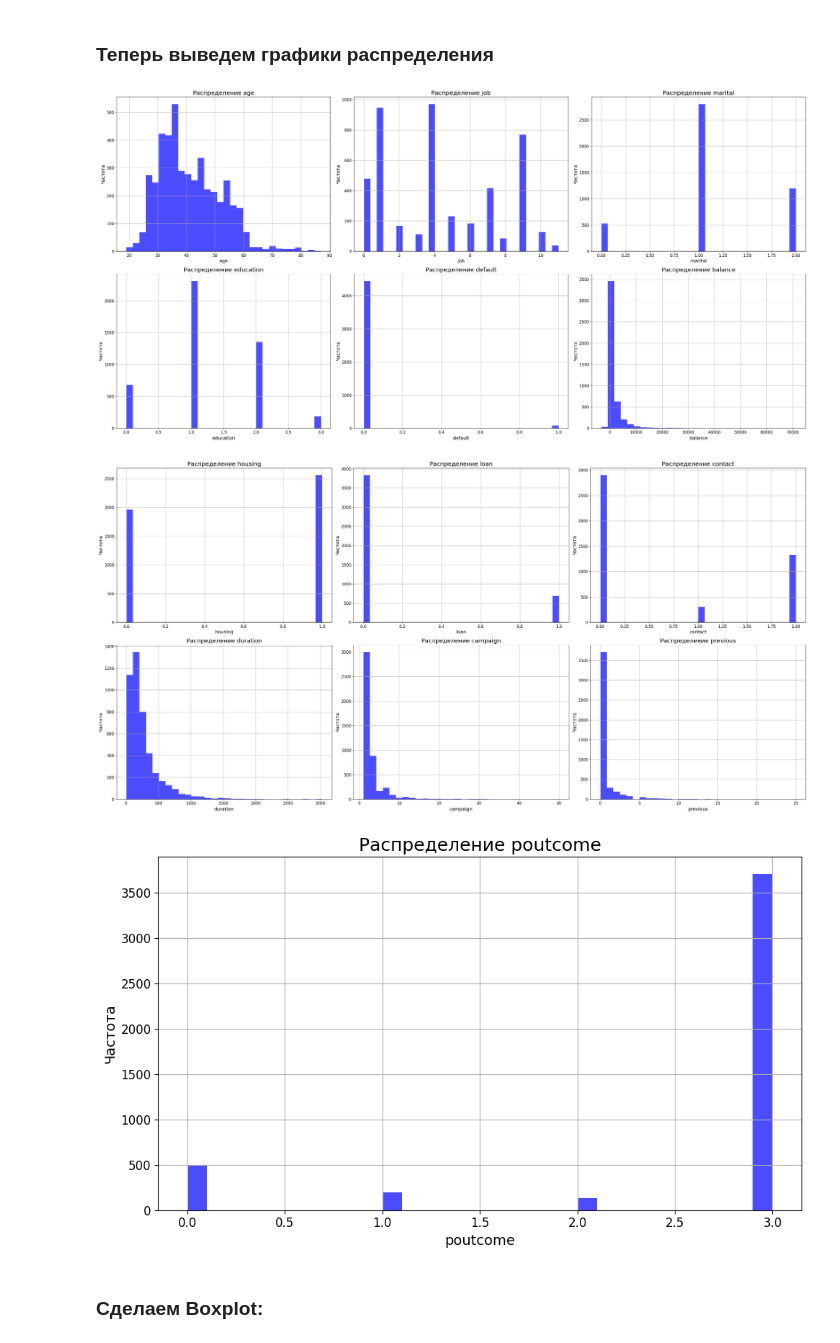
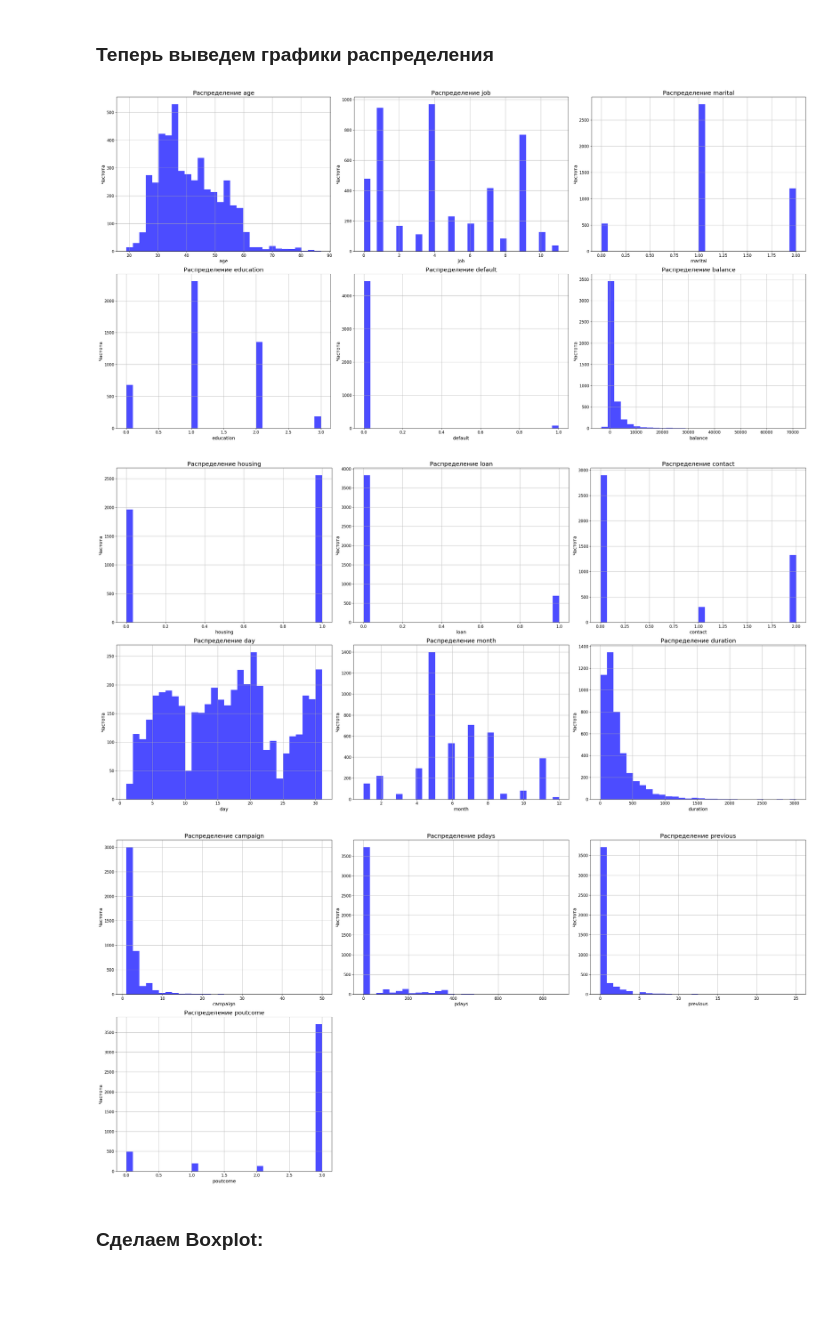
Before and after one commit to Konstantinst128027/spbu-python-course, a Jupyter notebook: project/Task8/homework.ipynb, the cells around one changed output. Cells and saved outputs as stored; diff of their text form; code cells hidden in the pictures; blank space fills up the shorter version.

```diff
--- a/project/Task8/homework.ipynb
+++ b/project/Task8/homework.ipynb
@@ -84,3 +90,0 @@ dtype: int64
-# %%
-df = df[['age', 'job', 'marital', 'education', 'default', 'balance', 'housing', 'loan', 'contact', 'duration', 'campaign', 'previous', 'poutcome', 'y']]
-print(f"Размер: {df.shape}")
@@ -93,9 +97,18 @@ print(f"Размер: {df.shape}")
 from sklearn.preprocessing import LabelEncoder
 
 le = LabelEncoder()
+
+month_mapping = {
+    'jan': 1, 'feb': 2, 'mar': 3, 'apr': 4, 'may': 5, 'jun': 6,
+    'jul': 7, 'aug': 8, 'sep': 9, 'oct': 10, 'nov': 11, 'dec': 12
+}
+
+df['month'] = df['month'].map(month_mapping)
 
 categorical_columns = ['job', 'marital', 'education', 'default', 'housing',
                       'loan', 'contact', 'poutcome', 'y']
 
 for col in categorical_columns:
     df[col] = le.fit_transform(df[col])
+print(df.shape)
+print(df[:5])
@@ -124,42 +152,44 @@ plt.show()
 columns_list = df.columns.tolist()
 
 plt.figure(figsize=(30, 15))
 for i, feature in enumerate(columns_list[:6], 1):
     plt.subplot(2, 3, i)
     df[feature].hist(bins=30, alpha=0.7, color='blue')
     plt.title(f'Распределение {feature}', fontsize=18)
     plt.xlabel(feature, fontsize=14)
     plt.ylabel('Частота', fontsize=14)
     plt.xticks(fontsize=12)
     plt.yticks(fontsize=12)
 plt.tight_layout()
 plt.show()
 
 plt.figure(figsize=(30, 15))
 for i, feature in enumerate(columns_list[6:12], 1):
     plt.subplot(2, 3, i)
     df[feature].hist(bins=30, alpha=0.7, color='blue')
     plt.title(f'Распределение {feature}', fontsize=18)
     plt.xlabel(feature, fontsize=14)
     plt.ylabel('Частота', fontsize=14)
     plt.xticks(fontsize=12)
     plt.yticks(fontsize=12)
 plt.tight_layout()
 plt.show()
 
-plt.figure(figsize=(10, 6))
-df[columns_list[12]].hist(bins=30, alpha=0.7, color='blue')
-plt.title(f'Распределение {columns_list[12]}', fontsize=18)
-plt.xlabel(columns_list[12], fontsize=14)
-plt.ylabel('Частота', fontsize=14)
-plt.xticks(fontsize=12)
-plt.yticks(fontsize=12)
+plt.figure(figsize=(30, 15))
+for i, feature in enumerate(columns_list[12:16], 1):
+    plt.subplot(2, 3, i)
+    df[feature].hist(bins=30, alpha=0.7, color='blue')
+    plt.title(f'Распределение {feature}', fontsize=18)
+    plt.xlabel(feature, fontsize=14)
+    plt.ylabel('Частота', fontsize=14)
+    plt.xticks(fontsize=12)
+    plt.yticks(fontsize=12)
 plt.tight_layout()
 plt.show()
 # %% [output]
 [figure]
-[figure, old version]
+[figure, new version]
-[figure, old version]
+[figure, new version]
 # %% [markdown]
 ### Сделаем Boxplot:
 # %%
```
Also changed, not shown: parts of 14 cells of this notebook.
